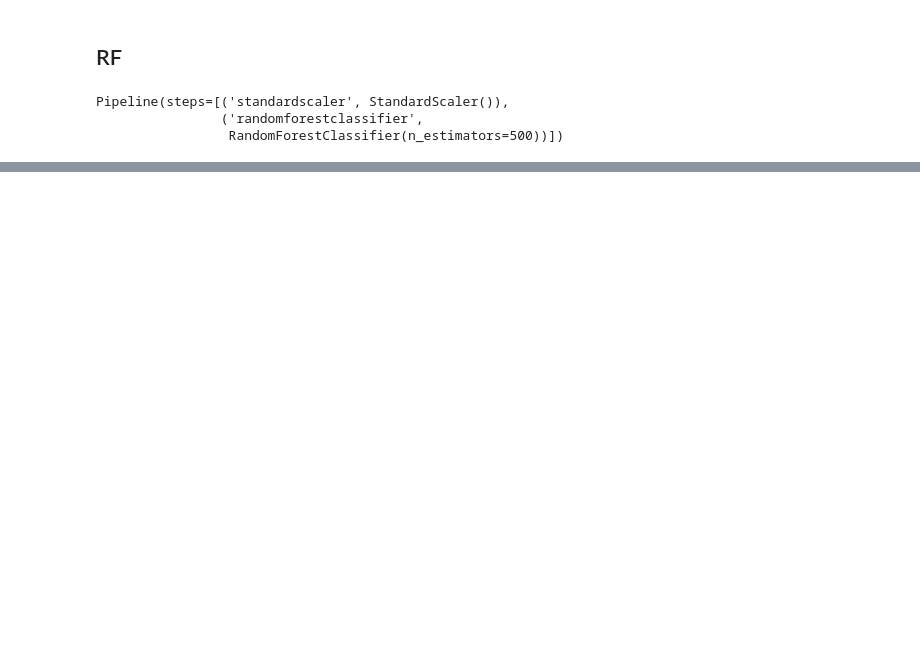
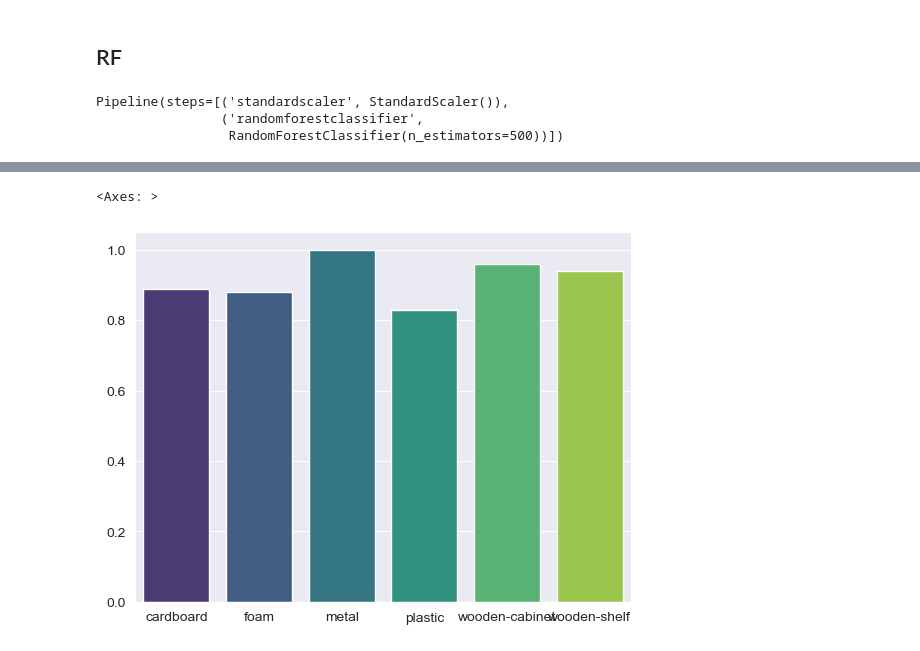
Before and after one commit to B3NToo/Identification-of-NLOS-causing-Material-in-UWB-Localization-Using-Machine-Learning-Methods, a Jupyter notebook: baseline_classification/missclassification.ipynb, the cells around one changed output, grey strips where cells are left out. Saved outputs shown, nothing was run; the diff lists cells and outputs as text; code cells hidden in the pictures; blank space fills up the shorter version.

```diff
--- a/baseline_classification/missclassification.ipynb
+++ b/baseline_classification/missclassification.ipynb
@@ -219,0 +222,2 @@ weighted avg       0.91      0.91      0.91     17861
+# %%
+f1_scores_rf =[0.89, 0.88, 1.00, 0.83, 0.96, 0.94]
@@ -219,0 +240,5 @@ weighted avg       0.91      0.91      0.91     17861
+# %%
+sns.barplot(x=material_names, y=f1_scores_rf, edgecolor='white', palette="viridis")
+# %% [output]
+<Axes: >
+[figure, added]
```
Also changed, not shown: parts of 25 cells of this notebook.
